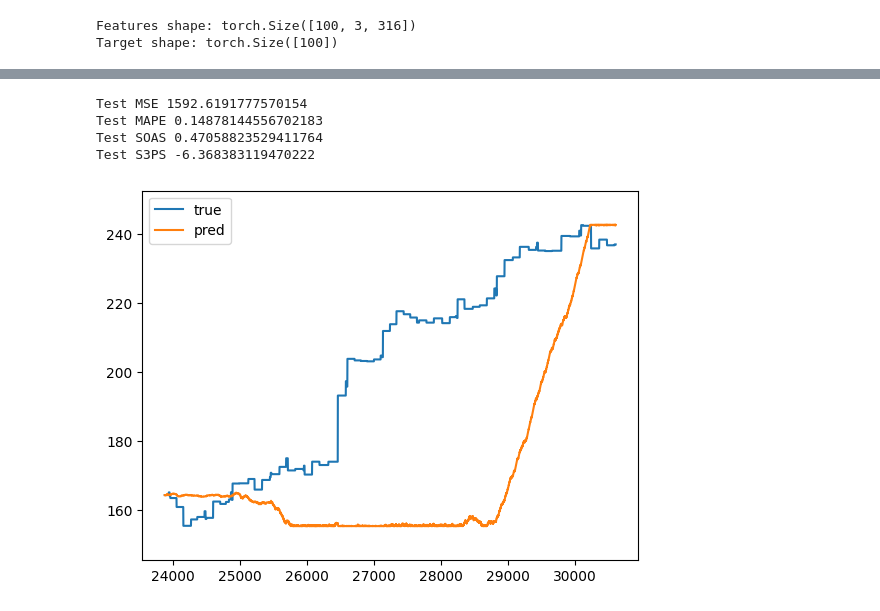
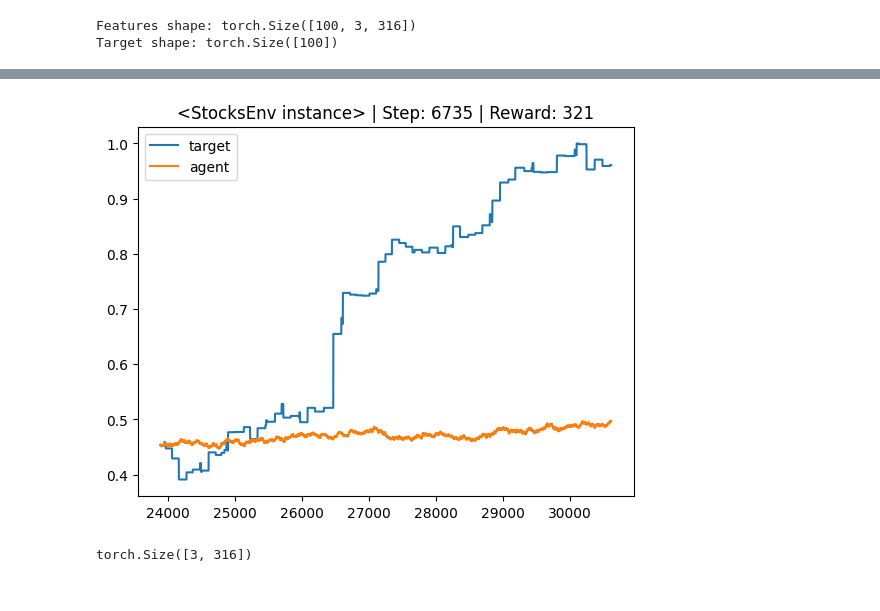
Before and after one commit to irusland/stonks, a Jupyter notebook: notebooks/lstm-gym-embeddings.ipynb, the cells around one changed output, grey strips where cells are left out. Drawn from its saved outputs; the diff is of its cells as text; code cells hidden in the pictures.

Commit message:
results

```diff
--- a/notebooks/lstm-gym-embeddings.ipynb
+++ b/notebooks/lstm-gym-embeddings.ipynb
@@ -741,11 +285,0 @@ Complete
-# %%
-sc = MinMaxScaler()
-sc.min_, sc.scale_ = env._scaler.min_[-1], env._scaler.scale_[-1]
-
-target = env._y[:env._current_dataset_idx].to_numpy()[:,np.newaxis]
-target = sc.inverse_transform(target)
-env_df['target'] = target
-agent = np.array(env._agent_history).flatten()[:,np.newaxis]
-agent = sc.inverse_transform(agent)
-predict_col='agent'
-env_df[predict_col] = agent
@@ -796,8 +285,0 @@ def model_results(moving_average=None):
-# %%
-model_results(moving_average=None)
-# %% [output]
-Test MSE 1592.6191777570154
-Test MAPE 0.14878144556702183
-Test SOAS 0.47058823529411764
-Test S3PS -6.368383119470222
-[figure, removed]
@@ -803,0 +444,27 @@ Test S3PS -6.368383119470222
+# %%
+env = StocksEnv(df_test, fail_difference_threshold=2.5, render_mode="rgb_array")
+
+
+observation, info = env.reset(seed=42)
+
+
+for i in range(1000000):
+    action = env.action_space.sample()
+#     action = 0
+
+    observation, reward, terminated, truncated, info = env.step(action)
+    if i % 1000 == 0:
+#         env.render()
+        pass
+
+    if terminated or truncated:
+        env.render()
+        observation, info = env.reset()
+        print(observation.shape)
+        break
+
+
+env.close()
+# %% [output]
+[figure, added]
+torch.Size([3, 316])
```
Also changed, not shown: parts of 20 cells of this notebook, 1 other file.
